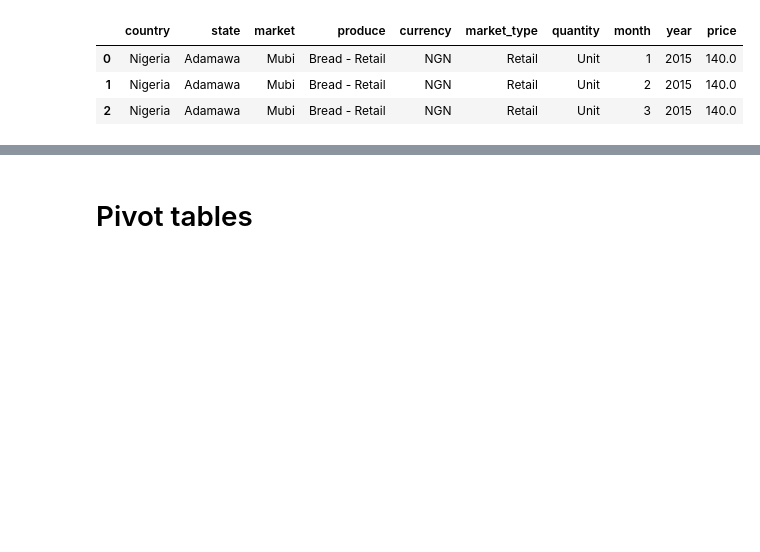
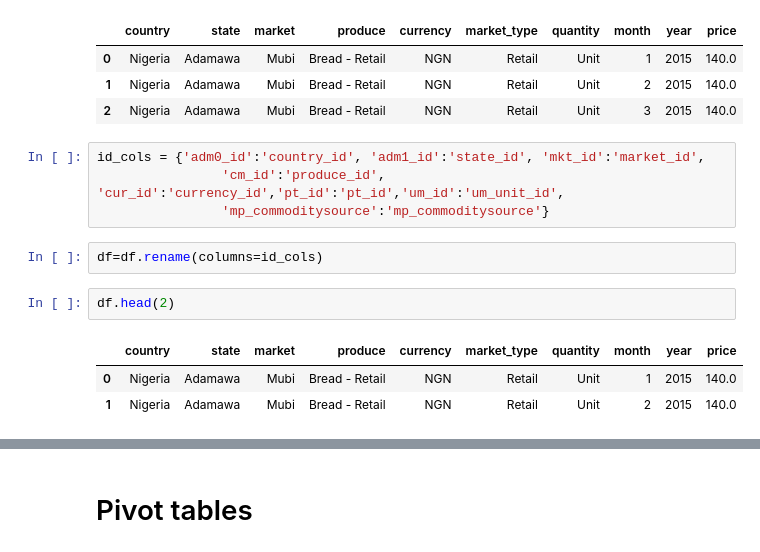
Before and after one commit to Jogwums/streamlit-food-prices, a Jupyter notebook: worksheet.ipynb, the cells around one changed output, grey strips where cells are left out. Cells and saved outputs as stored; diff of their text form; blank space fills up the shorter version.

```diff
--- a/worksheet.ipynb
+++ b/worksheet.ipynb
@@ -106,3 +106,15 @@ df.head(3)
 | 0 | Nigeria | Adamawa | Mubi | Bread - Retail | NGN | Retail | Unit | 1 | 2015 | 140.0 |
 | 1 | Nigeria | Adamawa | Mubi | Bread - Retail | NGN | Retail | Unit | 2 | 2015 | 140.0 |
 | 2 | Nigeria | Adamawa | Mubi | Bread - Retail | NGN | Retail | Unit | 3 | 2015 | 140.0 |
+# %%
+id_cols = {'adm0_id':'country_id', 'adm1_id':'state_id', 'mkt_id':'market_id',
+                'cm_id':'produce_id', 'cur_id':'currency_id','pt_id':'pt_id','um_id':'um_unit_id',
+                'mp_commoditysource':'mp_commoditysource'}
+# %%
+df=df.rename(columns=id_cols)
+# %%
+df.head(2)
+# %% [output]
+|  | country | state | market | produce | currency | market_type | quantity | month | year | price |
+| 0 | Nigeria | Adamawa | Mubi | Bread - Retail | NGN | Retail | Unit | 1 | 2015 | 140.0 |
+| 1 | Nigeria | Adamawa | Mubi | Bread - Retail | NGN | Retail | Unit | 2 | 2015 | 140.0 |
```
Also changed, not shown: parts of 2 cells of this notebook, 2 other files.
